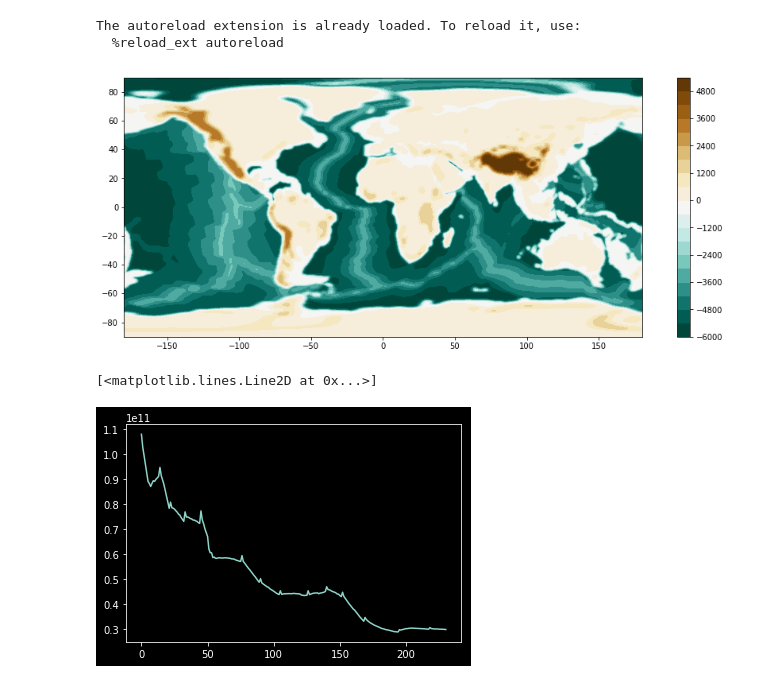
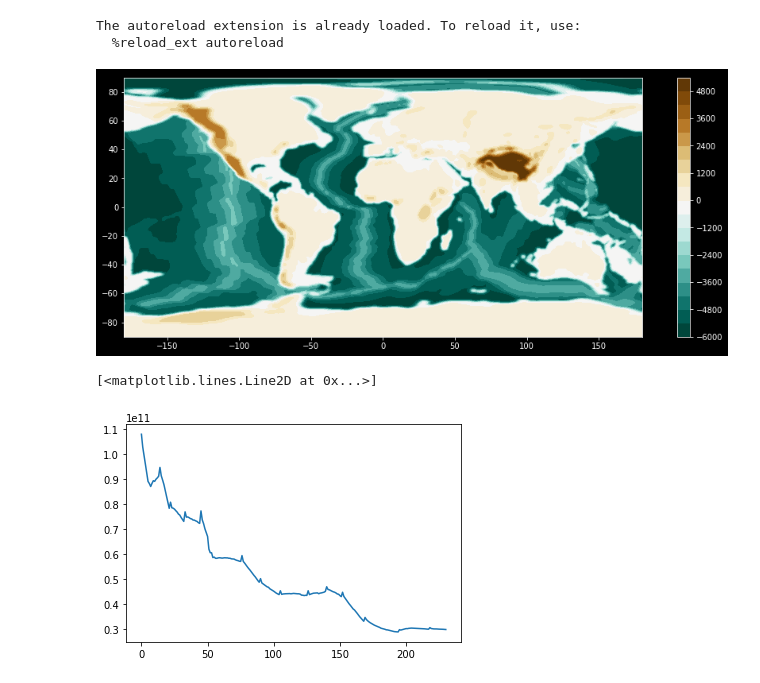
Before and after one commit to siwill22/paleotopography, a Jupyter notebook: dev/MassBalance.ipynb, the cells around one changed output. Cells and saved outputs as stored; diff of their text form; code cells hidden in the pictures.

```diff
--- a/dev/MassBalance.ipynb
+++ b/dev/MassBalance.ipynb
@@ -11,18 +11,18 @@ from raster_reconstruction_classes import *
 %load_ext autoreload
 %autoreload 2
 
-plt.style.use(['dark_background'])
+#plt.style.use(['dark_background'])
 
 paleotopography_grid_template = '/Users/Simon/cloudstor/Shared/Paleotopography_Grids/paleotopobathy_smooth_%0.2fMa.nc'
 # %% [output]
 The autoreload extension is already loaded. To reload it, use:
   %reload_ext autoreload
 # %%
-ptopo = GplatesRaster(paleotopography_grid_template % 10)
+ptopo = GplatesRaster(paleotopography_grid_template % 20)
 
 ptopo.plot()
 # %% [output]
-[figure, old version]
+[figure, new version]
 # %%
 results = []
 
@@ -37,4 +37,4 @@ for reconstruction_time in np.arange(0,231,1):
 plt.plot(zip(*results)[2])
 # %% [output]
 [<matplotlib.lines.Line2D at 0x...>]
-[figure, old version]
+[figure, new version]
```
Also changed, not shown: parts of 1 cell of this notebook, 1 other file.
